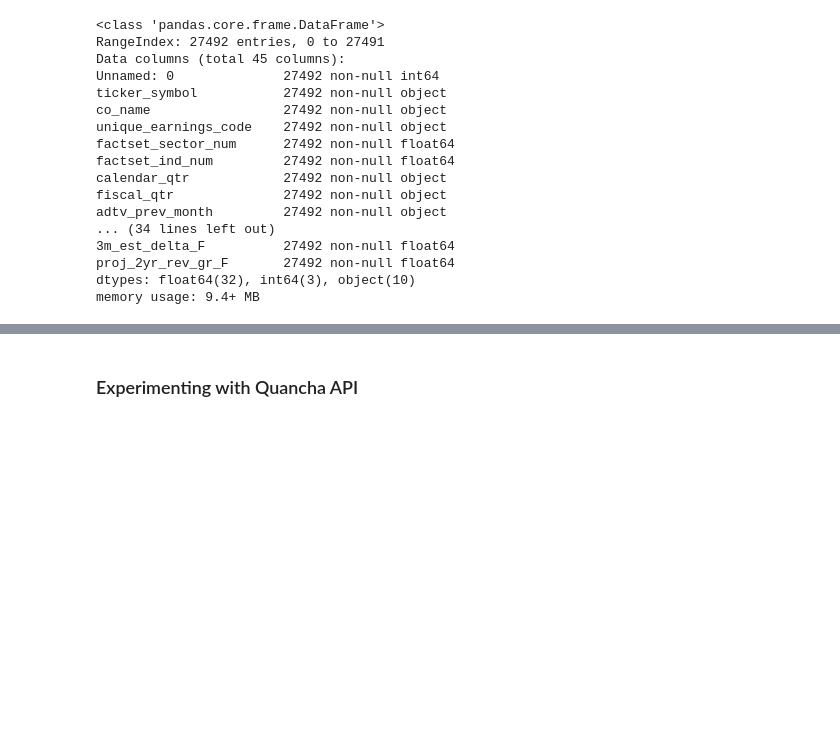
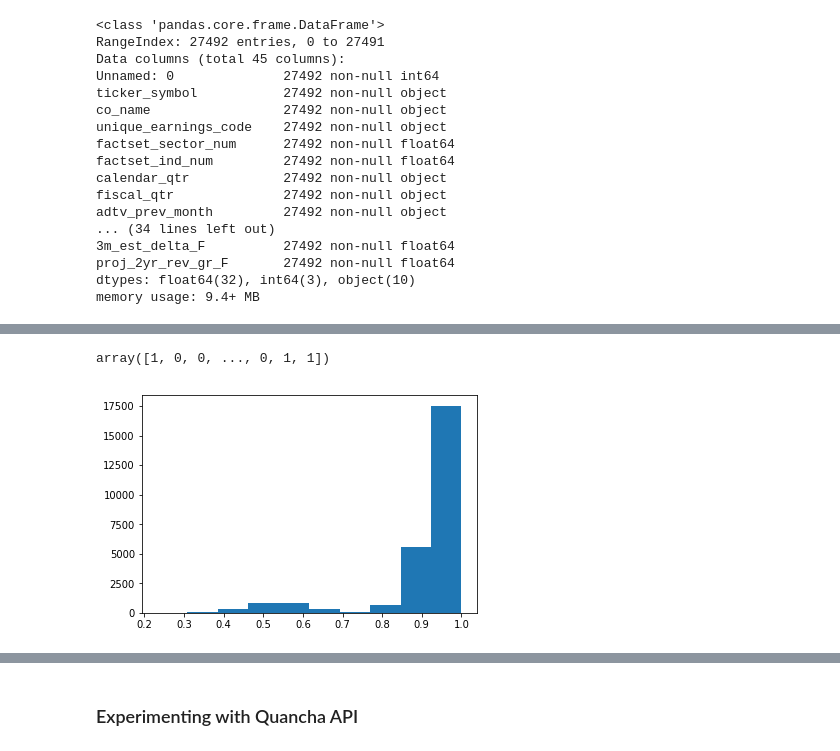
Before and after one commit to jlewis425/anomalies-in-earnings-release-reactions, a Jupyter notebook: pre_processing_sandbox.ipynb, the cells around one changed output, grey strips where cells are left out. Cells and saved outputs as stored; diff of their text form; code cells hidden in the pictures; blank space fills up the shorter version.

```diff
--- a/pre_processing_sandbox.ipynb
+++ b/pre_processing_sandbox.ipynb
@@ -100,0 +74,9 @@ X_test = test_partition.values[:,features]
+# %%
+clf = RandomForestClassifier(n_estimators=300,
+                             criterion='gini',
+                             max_features=8,
+                             min_samples_split=5,
+                             min_samples_leaf=3,
+                             random_state=1970)
+# %%
+clf.fit(X_train, y_train)
@@ -100,0 +93,2 @@ X_test = test_partition.values[:,features]
+# %%
+y_pred = clf.predict_proba(X_train)
@@ -100,0 +131,4 @@ X_test = test_partition.values[:,features]
+# %%
+predicted_0 = y_pred[:,0]
+predicted_1 = y_pred[:,1]
+predicted_2 = y_pred[:,2]
@@ -100,0 +161,4 @@ X_test = test_partition.values[:,features]
+# %%
+hard_classes
+# %% [output]
+array([1, 0, 0, ..., 0, 1, 1])
@@ -100,0 +169,4 @@ X_test = test_partition.values[:,features]
+# %%
+_ = plt.hist(predicted_0)
+# %% [output]
+[figure, added]
```
Also changed, not shown: parts of 32 cells of this notebook.
